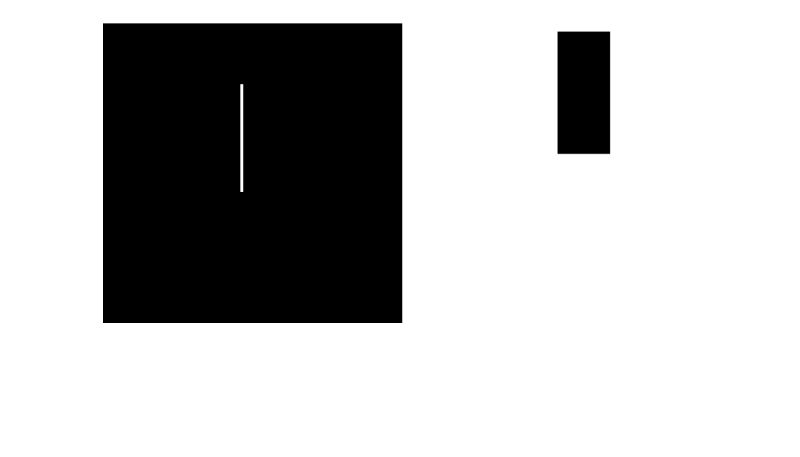
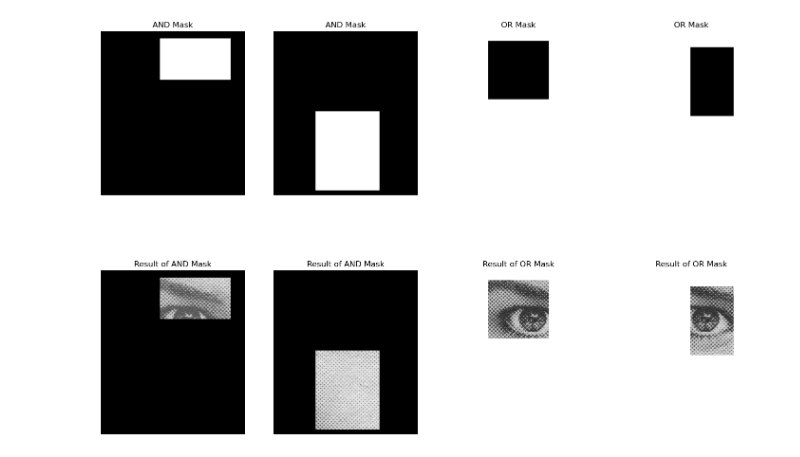
Before and after one commit to TemuujinE/NUM-Pattern-Recognition, a Jupyter notebook: lab2/Mid/Enhancement using Arithmetic.ipynb, the cells around one changed output. Saved outputs shown, nothing was run; the diff lists cells and outputs as text; code cells hidden in the pictures; blank space fills up the shorter version.

```diff
--- a/lab2/Mid/Enhancement using Arithmetic.ipynb
+++ b/lab2/Mid/Enhancement using Arithmetic.ipynb
@@ -85,26 +99,0 @@ result_image_or = cv2.add(img, cv2.subtract(mask_image_or, img))
-# %%
-mask_img_and = np.zeros(img.shape)
-
-a = np.random.randint(img.shape[0]//2)
-b = a + np.random.randint(img.shape[0]//2)
-c = np.random.randint(img.shape[1]//2)
-d = c + np.random.randint(img.shape[1]//2)
-mask_img_and[a:b, c:d] = 1
-
-
-mask_img_or = np.ones(img.shape)
-
-a = np.random.randint(img.shape[0]//2)
-b = a + np.random.randint(img.shape[0]//2)
-c = np.random.randint(img.shape[1]//2)
-d = c + np.random.randint(img.shape[1]//2)
-mask_img_or[a:b, c:d] = 0
-
-fig, (ax1, ax2) = plt.subplots(1, 2, figsize = (12, 8))
-ax1.imshow(mask_img_and, cmap = 'gray')
-ax2.imshow(mask_img_or, cmap = 'gray')
-
-ax1.axis('off')
-ax2.axis('off');
-# %% [output]
-[figure, removed]
@@ -173,0 +100,33 @@ plt.show()
+# %%
+r, w = (2, 4)
+fig, axes = plt.subplots(r, w, figsize = (18, 12))
+
+for i in range(w):
+    mask_img_and = np.zeros(img.shape, dtype = 'uint8')
+    mask_img_or = np.ones(img.shape, dtype = 'uint8')
+
+    mask_img_and = transform_mask(img, mask_img_and, 1)
+    mask_img_or = transform_mask(img, mask_img_or, 0)
+
+    img_and = bitwise_op(img, mask = mask_img_and, op = 'and')
+    img_or = bitwise_op(img, mask = mask_img_or, op = 'or')
+
+    if (i <= 1):
+        axes[0, i].imshow(mask_img_and, cmap = 'gray')
+        axes[0, i].set_title('AND Mask')
+        axes[0, i].axis('off')
+
+        axes[1, i].imshow(img_and, cmap = 'gray')
+        axes[1, i].set_title('Result of AND Mask')
+        axes[1, i].axis('off')
+
+    else:
+        axes[0, i].imshow(mask_img_or, cmap = 'gray')
+        axes[0, i].set_title('OR Mask')
+        axes[0, i].axis('off')
+
+        axes[1, i].imshow(img_or, cmap = 'gray')
+        axes[1, i].set_title('Result of OR Mask')
+        axes[1, i].axis('off')
+# %% [output]
+[figure, added]
```
Also changed, not shown: parts of 9 cells of this notebook, 2 other files.
